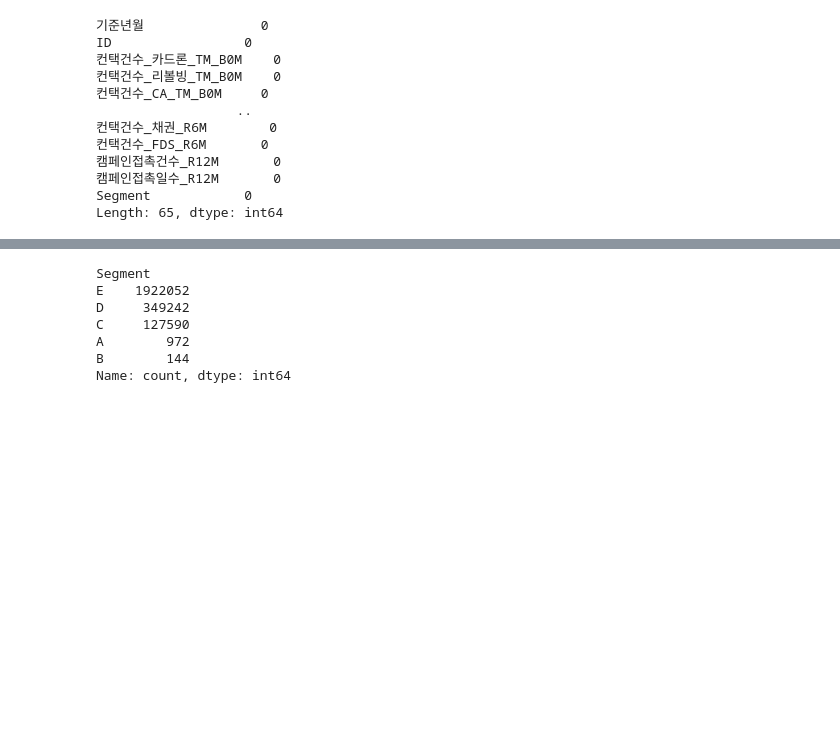
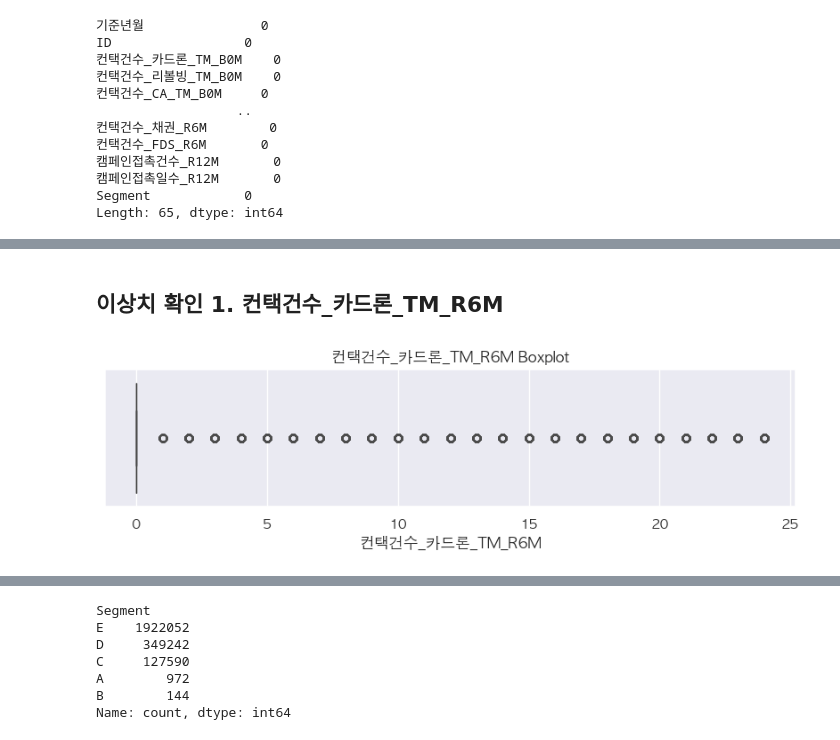
Before and after one commit to hyojun121/final, a Jupyter notebook: 07_마케팅 정보_EDA.ipynb, the cells around one changed output, grey strips where cells are left out. Cells and saved outputs as stored; diff of their text form; code cells hidden in the pictures; blank space fills up the shorter version.

```diff
--- a/07_마케팅 정보_EDA.ipynb
+++ b/07_마케팅 정보_EDA.ipynb
@@ -148,0 +199,15 @@ Length: 65, dtype: int64
+# %% [markdown]
+## 이상치 확인 1. 컨택건수_카드론_TM_R6M
+# %%
+col = '컨택건수_카드론_TM_R6M'
+df[col].describe()
+
+import seaborn as sns
+import matplotlib.pyplot as plt
+
+plt.figure(figsize=(10, 2))
+sns.boxplot(x=df[col])
+plt.title(f'{col} Boxplot')
+plt.show()
+# %% [output]
+[figure, added]
```
Also changed, not shown: parts of 14 cells of this notebook.
